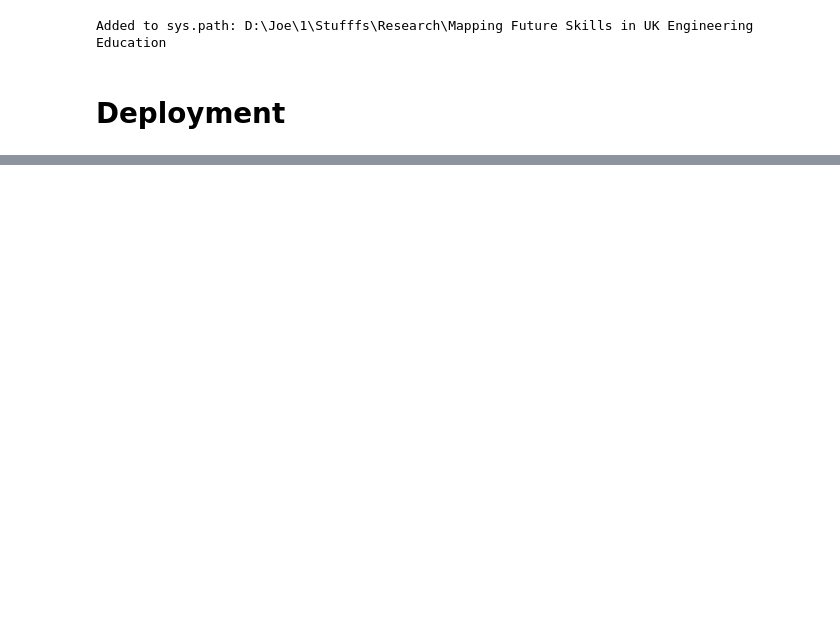
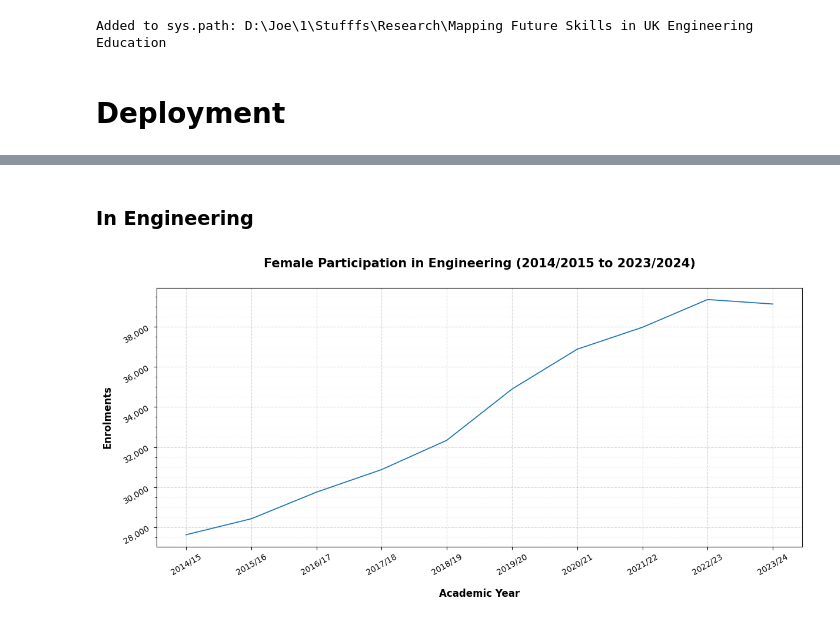
Before and after one commit to JoeUzo/Mapping-Future-Skills-in-UK-Engineering-Education, a Jupyter notebook: charts/chart-3.ipynb, the cells around one changed output, grey strips where cells are left out. Saved outputs shown, nothing was run; the diff lists cells and outputs as text; code cells hidden in the pictures; blank space fills up the shorter version.

```diff
--- a/charts/chart-3.ipynb
+++ b/charts/chart-3.ipynb
@@ -145,0 +165,22 @@ plot_lines(pvt,
+# %% [markdown]
+### In Engineering
+# %%
+slice = {
+    "CAH level marker": "CAH level 1",
+    "Level of study": "All",
+    "Mode of study": "All",
+    "Category marker": "Sex",
+    "Category": "Female"
+}
+df_keep = keep_totals_slice(df, slice)
+# %%
+pvt = filter(df_keep, cah=("10"))
+plot_lines(pvt,
+            "Female Participation in Engineering (2014/2015 to 2023/2024)",
+            "Enrolments",
+            "female_in_eng_lines",
+            chart_dir="chart-3", show_legend=False,
+            y_major_locator=2000,
+            y_minor_locator=500)
+# %% [output]
+[figure, added]
```
Also changed, not shown: parts of 5 cells of this notebook, 11 other files.
